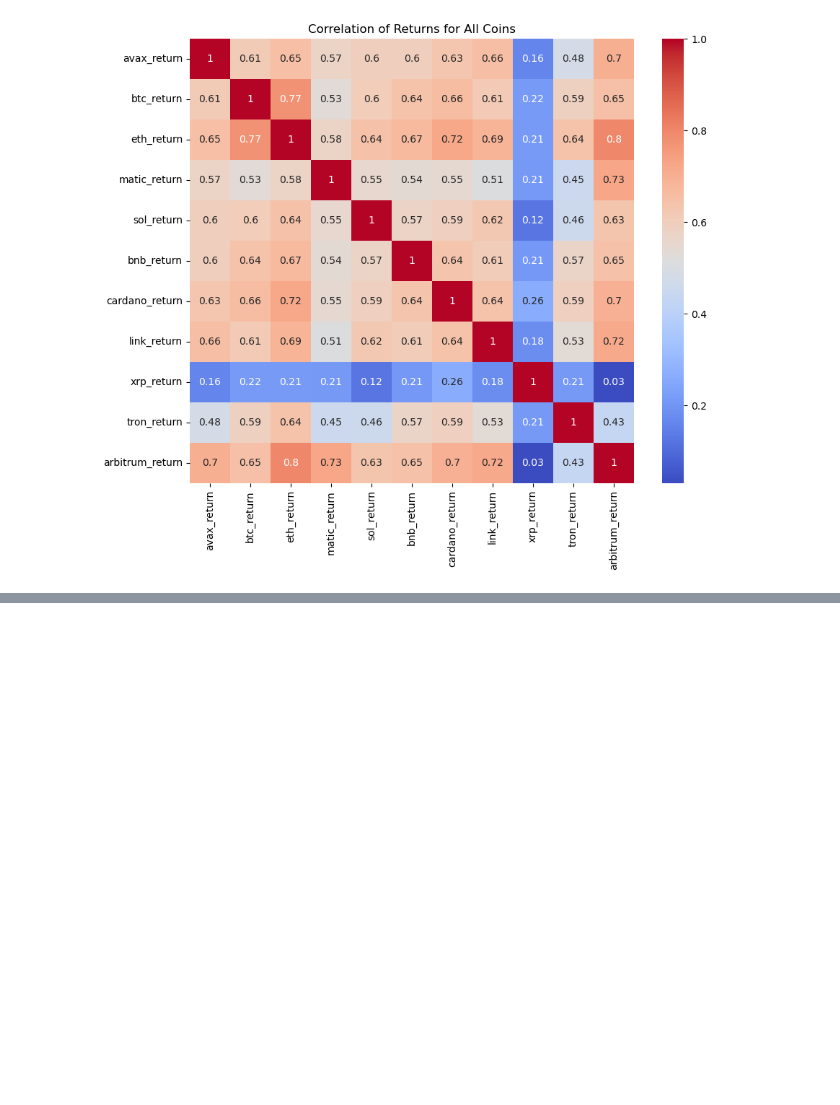
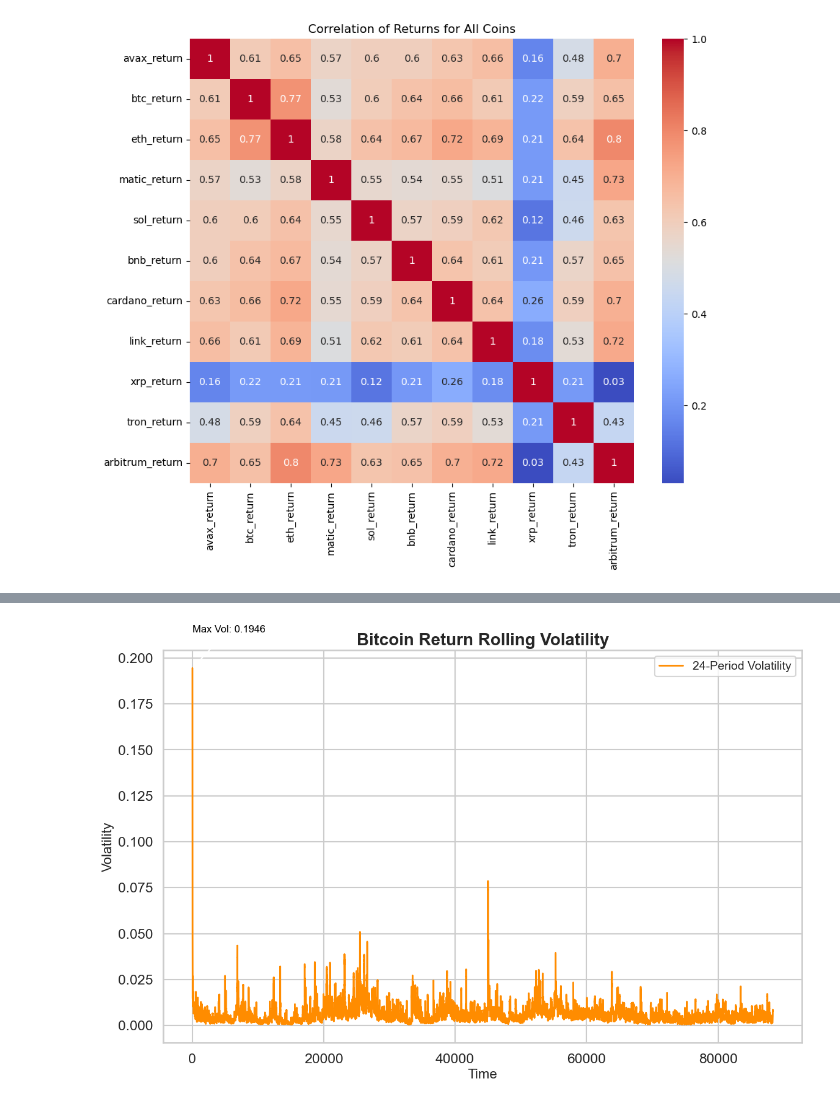
Before and after one commit to Kunj121/QTSFinalProject, a Jupyter notebook: Graph_Analysis/Graph_Analysis.ipynb, the cells around one changed output, grey strips where cells are left out. Saved outputs shown, nothing was run; the diff lists cells and outputs as text; code cells hidden in the pictures; blank space fills up the shorter version.

```diff
--- a/Graph_Analysis/Graph_Analysis.ipynb
+++ b/Graph_Analysis/Graph_Analysis.ipynb
@@ -146,0 +266,4 @@ plot_return_correlations(all_returns_df, title='Correlation of Returns for All C
+# %%
+fancy_rolling_volatility(all_returns_df, "btc_return", title="Bitcoin Return Rolling Volatility")
+# %% [output]
+[figure, added]
```
Also changed, not shown: parts of 5 cells of this notebook.
